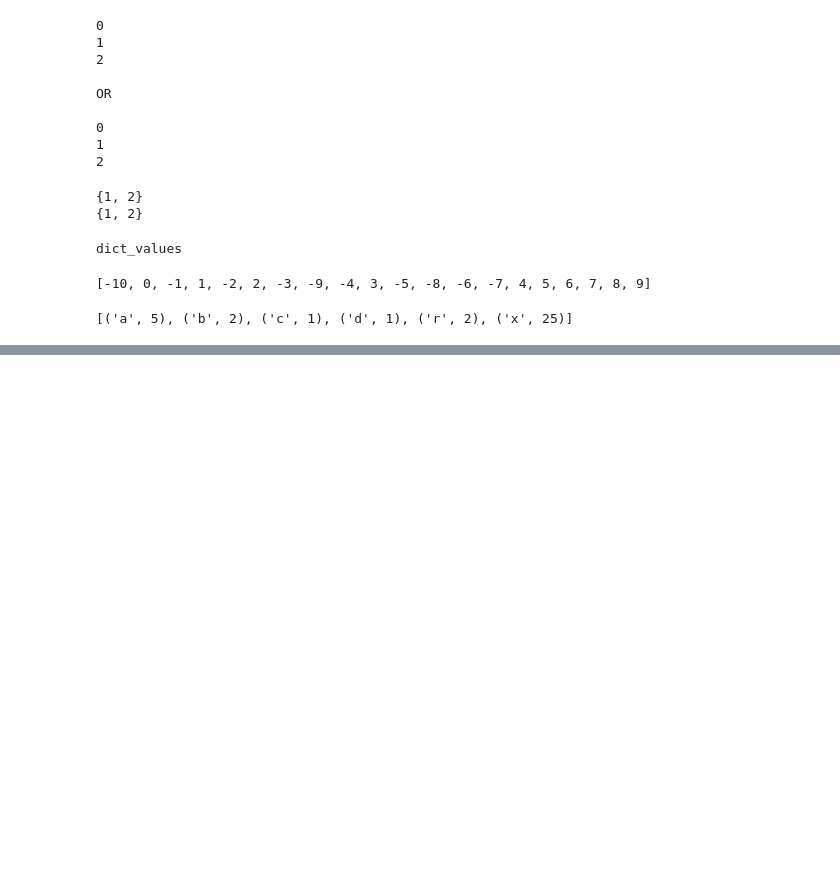
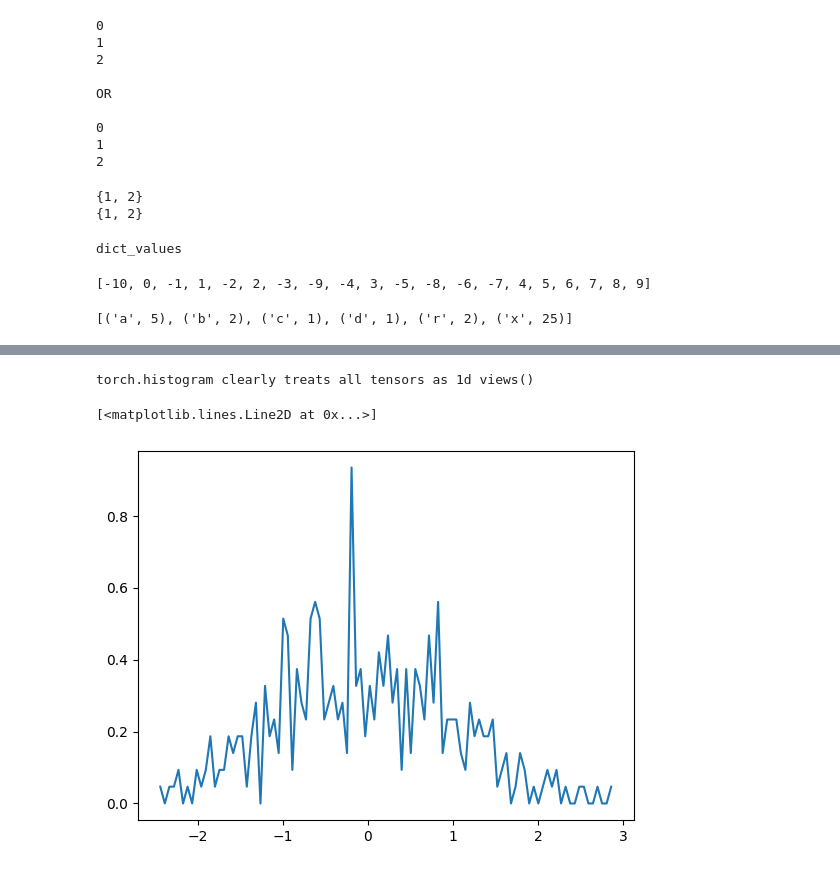
Before and after one commit to assistantderecherche/pytorchExercieses, a Jupyter notebook: PythonNotes.ipynb, the cells around one changed output, grey strips where cells are left out. Saved outputs shown, nothing was run; the diff lists cells and outputs as text; code cells hidden in the pictures; blank space fills up the shorter version.

```diff
--- a/PythonNotes.ipynb
+++ b/PythonNotes.ipynb
@@ -242,0 +266,8 @@ sorted(c.items())
+# %%
+print("torch.histogram clearly treats all tensors as 1d views()")
+hy, hx = torch.histogram(x3d.view(400), density=True)
+plt.plot(hx[:-1], hy)
+# %% [output]
+torch.histogram clearly treats all tensors as 1d views()
+[<matplotlib.lines.Line2D at 0x...>]
+[figure, added]
```
Also changed, not shown: parts of 4 cells of this notebook.
